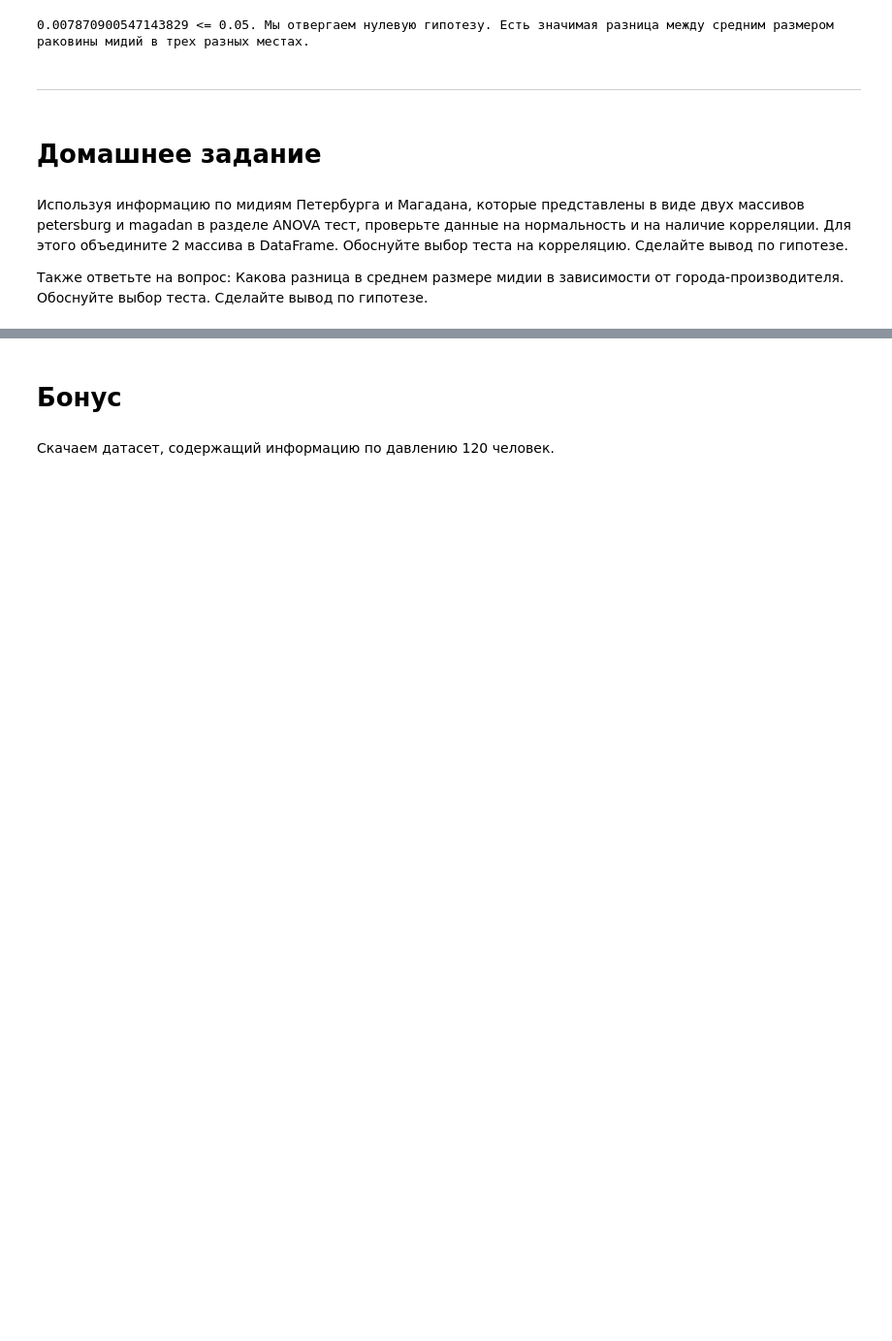
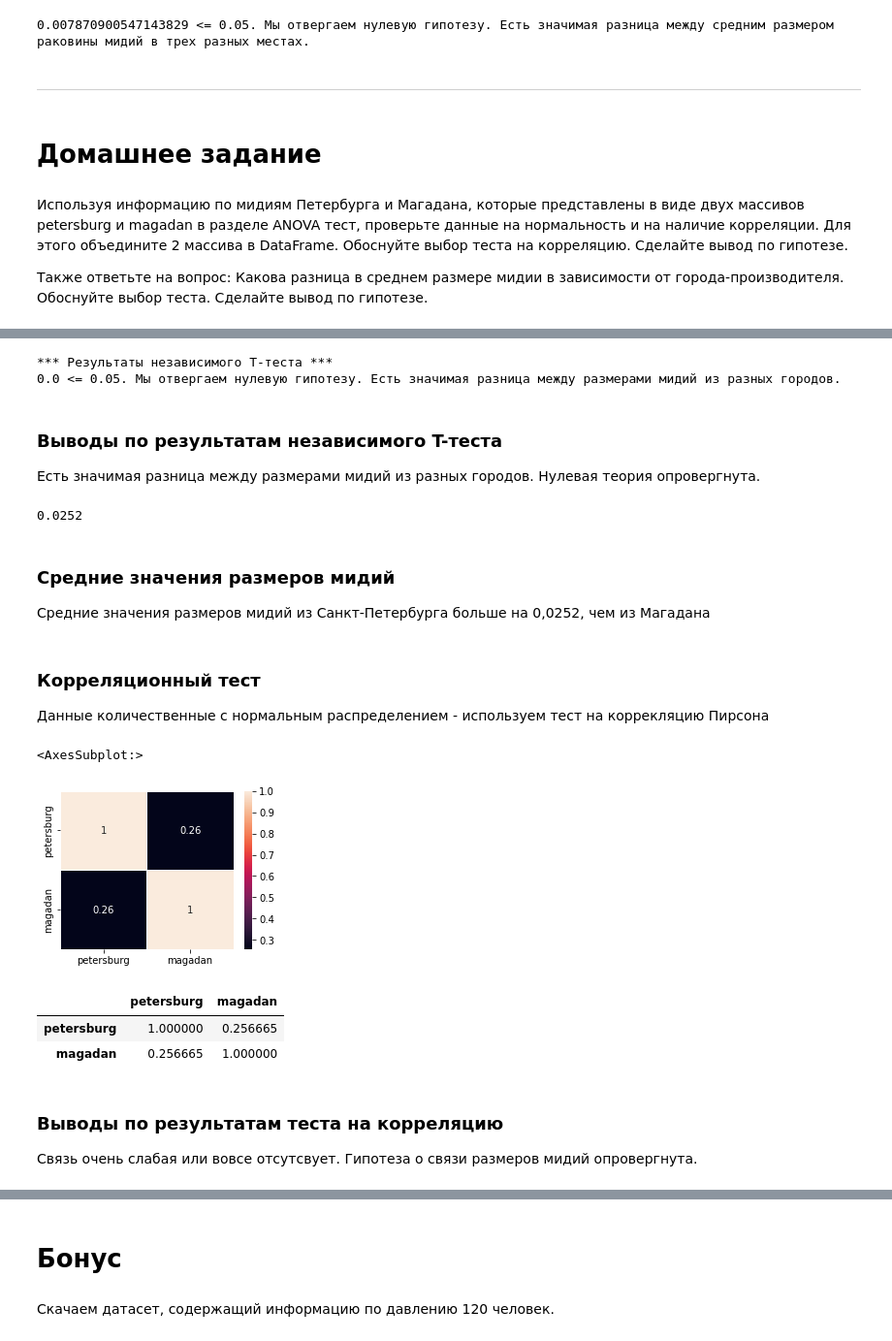
Before and after one commit to Alexx-Yu/python_classes, a Jupyter notebook: Module 26 - EDA-4/stat-tests-eda-4.ipynb, the cells around one changed output, grey strips where cells are left out. Shown at 97% size. Drawn from its saved outputs; the diff is of its cells as text; code cells hidden in the pictures; blank space fills up the shorter version.

```diff
--- a/Module 26 - EDA-4/stat-tests-eda-4.ipynb
+++ b/Module 26 - EDA-4/stat-tests-eda-4.ipynb
@@ -183,3 +183,13 @@ _____
 
 Также ответьте на вопрос:
 Какова разница в среднем размере мидии в зависимости от города-производителя. Обоснуйте выбор теста. Сделайте вывод по гипотезе.
+# %%
+# объединим данные по Санкт-Петербургу и Магадану в один DataFrame
+mussels_df = pd.DataFrame(petersburg, columns = ['petersburg'])
+mussels_df = mussels_df.join(pd.DataFrame(magadan, columns = ['magadan']), how = 'outer')
+
+# заполним пропуски медианным значением
+mussels_df['petersburg'] = mussels_df['petersburg'].fillna(mussels_df['petersburg'].median())
+
+# проверим получившийся DataFrame
+mussels_df
@@ -185,0 +244,58 @@ _____
+# %%
+# Тест на сравнение выборок: используем независимый T-тест для сравнении средних значений,
+# т.к. данные распределены нормально, переменные количественные и переменные не зависят друг от друга,
+# сравниваются две группы, количество значений меньше 30
+
+from scipy.stats import ttest_ind
+
+H0 = 'Нет значимой разницы между размерами мидий из разных городов'
+Ha = 'Есть значимая разница между размерами мидий из разных городов.'
+
+def t_test(mussels_df):
+    print('\n' + "*** Результаты независимого T-теста ***")
+    test_results = ttest_ind(mussels_df['petersburg'], mussels_df['magadan'], equal_var=True)
+
+    p = round(test_results[1],2)
+
+    if p>alpha: print(f"{p} > {alpha}. Мы не можем отвергнуть нулевую гипотезу. {H0}")
+    else: print(f"{p} <= {alpha}. Мы отвергаем нулевую гипотезу. {Ha}")
+
+t_test(mussels_df)
+# %% [output]
+*** Результаты независимого T-теста ***
+0.0 <= 0.05. Мы отвергаем нулевую гипотезу. Есть значимая разница между размерами мидий из разных городов.
+# %% [markdown]
+### Выводы по результатам независимого T-теста
+Есть значимая разница между размерами мидий из разных городов. Нулевая теория опровергнута.
+# %%
+# сравним средние и медианные размеры мидий
+display(round(mussels_df['petersburg'].mean() - mussels_df['magadan'].mean(), 4))
+# %% [output]
+0.0252
+# %% [markdown]
+### Средние значения размеров мидий
+Средние значения размеров мидий из Санкт-Петербурга больше на 0,0252, чем из Магадана
+# %% [markdown]
+### Корреляционный тест
+Данные количественные с нормальным распределением - используем тест на коррекляцию Пирсона
+# %%
+# Построим график корреляции данных (коррекляция Пирсона)
+import matplotlib.pyplot as plt
+import seaborn as sns
+
+fig, ax = plt.subplots(figsize=(4,3))
+sns.heatmap(mussels_df.corr(), annot=True, linewidths=.5, ax=ax)
+# %% [output]
+<AxesSubplot:>
+[figure, added]
+# %%
+# то же самое в табличном отображении
+mussels_df.corr()
+# %% [output]
+|  | petersburg | magadan |
+| petersburg | 1.000000 | 0.256665 |
+| magadan | 0.256665 | 1.000000 |
+# %% [markdown]
+### Выводы по результатам теста на корреляцию
+Связь очень слабая или вовсе отсутсвует.
+Гипотеза о связи размеров мидий опровергнута.
```
Also changed, not shown: parts of 9 cells of this notebook, 1 other file.
